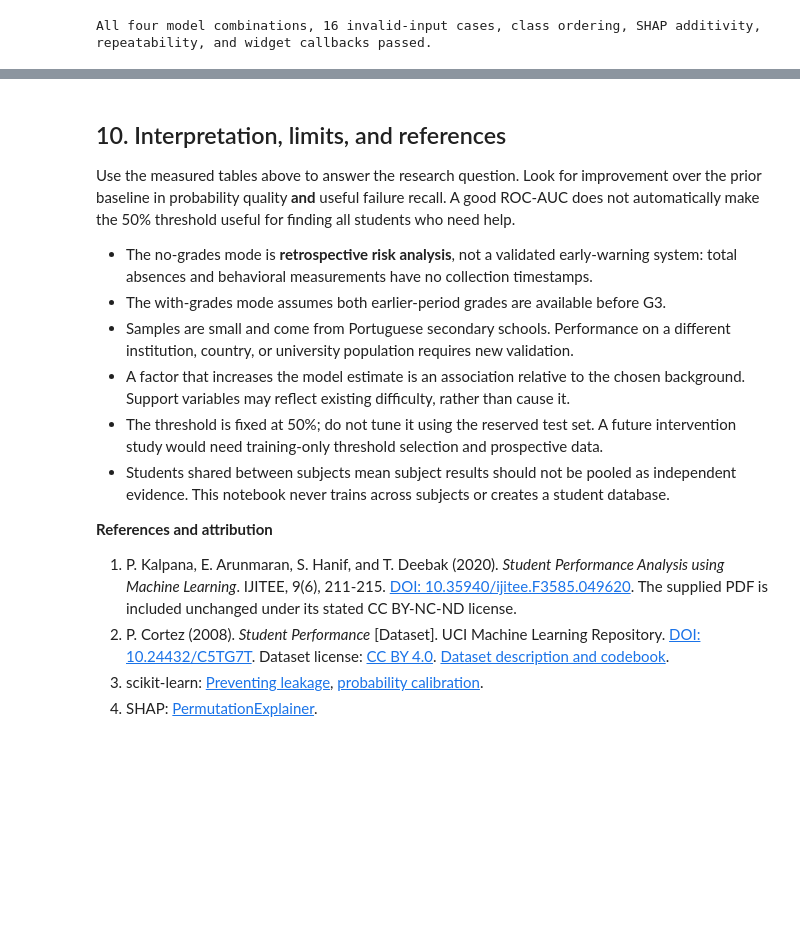
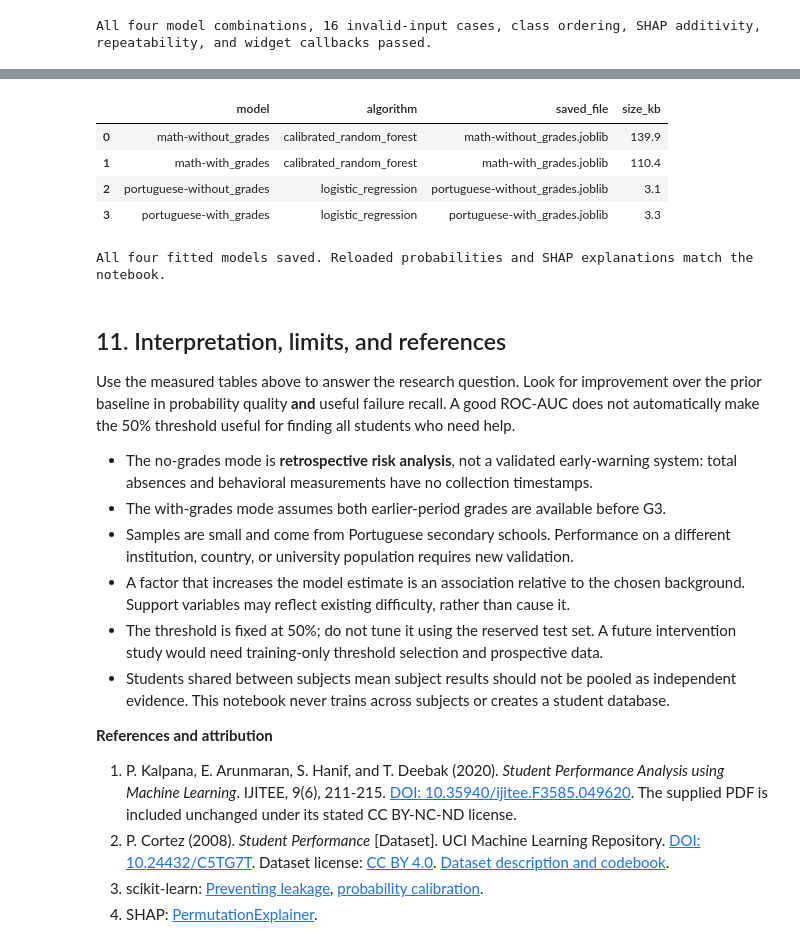
Before and after one commit to amanalex2006/student-academic-risk, a Jupyter notebook: student_risk_analysis.ipynb, the cells around one changed output, grey strips where cells are left out. Saved outputs shown, nothing was run; the diff lists cells and outputs as text; code cells hidden in the pictures; blank space fills up the shorter version.

```diff
--- a/student_risk_analysis.ipynb
+++ b/student_risk_analysis.ipynb
@@ -950,5 +962,30 @@ All four model combinations, 16 invalid-input cases, class ordering, SHAP additi
+# %%
+from risk_app.storage import export_registry, ModelStore
+from risk_app.prediction import Predictor
+
+saved_manifest = export_registry(MODEL_REGISTRY, DATASETS, test_results, PROJECT_ROOT / 'models')
+saved_predictor = Predictor(ModelStore(PROJECT_ROOT / 'models'))
+for subject, mode in MODEL_REGISTRY:
+    profile = {**EXAMPLE_INPUTS, **({'G1': 8, 'G2': 9} if mode == 'with_grades' else {})}
+    notebook_result = predict_student(subject, mode, profile)
+    loaded_result = saved_predictor.predict(subject, mode, profile)
+    assert np.isclose(notebook_result['probabilities']['fail'], loaded_result['probabilities']['fail'], atol=1e-12)
+    assert [c['feature'] for c in notebook_result['feature_contributions']] == [c['feature'] for c in loaded_result['feature_contributions']]
+    assert np.allclose([c['contribution'] for c in notebook_result['feature_contributions']],
+                       [c['contribution'] for c in loaded_result['feature_contributions']], atol=1e-10)
+display(pd.DataFrame([{'model': m['id'], 'algorithm': m['model_name'],
+                       'saved_file': m['filename'], 'size_kb': round(m['size_bytes'] / 1024, 1)}
+                      for m in saved_manifest['models']]))
+print('All four fitted models saved. Reloaded probabilities and SHAP explanations match the notebook.')
+# %% [output]
+|  | model | algorithm | saved_file | size_kb |
+| 0 | math-without_grades | calibrated_random_forest | math-without_grades.joblib | 139.9 |
+| 1 | math-with_grades | calibrated_random_forest | math-with_grades.joblib | 110.4 |
+| 2 | portuguese-without_grades | logistic_regression | portuguese-without_grades.joblib | 3.1 |
+| 3 | portuguese-with_grades | logistic_regression | portuguese-with_grades.joblib | 3.3 |
+All four fitted models saved. Reloaded probabilities and SHAP explanations match the notebook.
 # %% [markdown]
-## 10. Interpretation, limits, and references
+## 11. Interpretation, limits, and references
 
 Use the measured tables above to answer the research question. Look for improvement
 over the prior baseline in probability quality **and** useful failure recall. A good ROC-AUC
```
Also changed, not shown: parts of 3 cells of this notebook, 16 other files.
